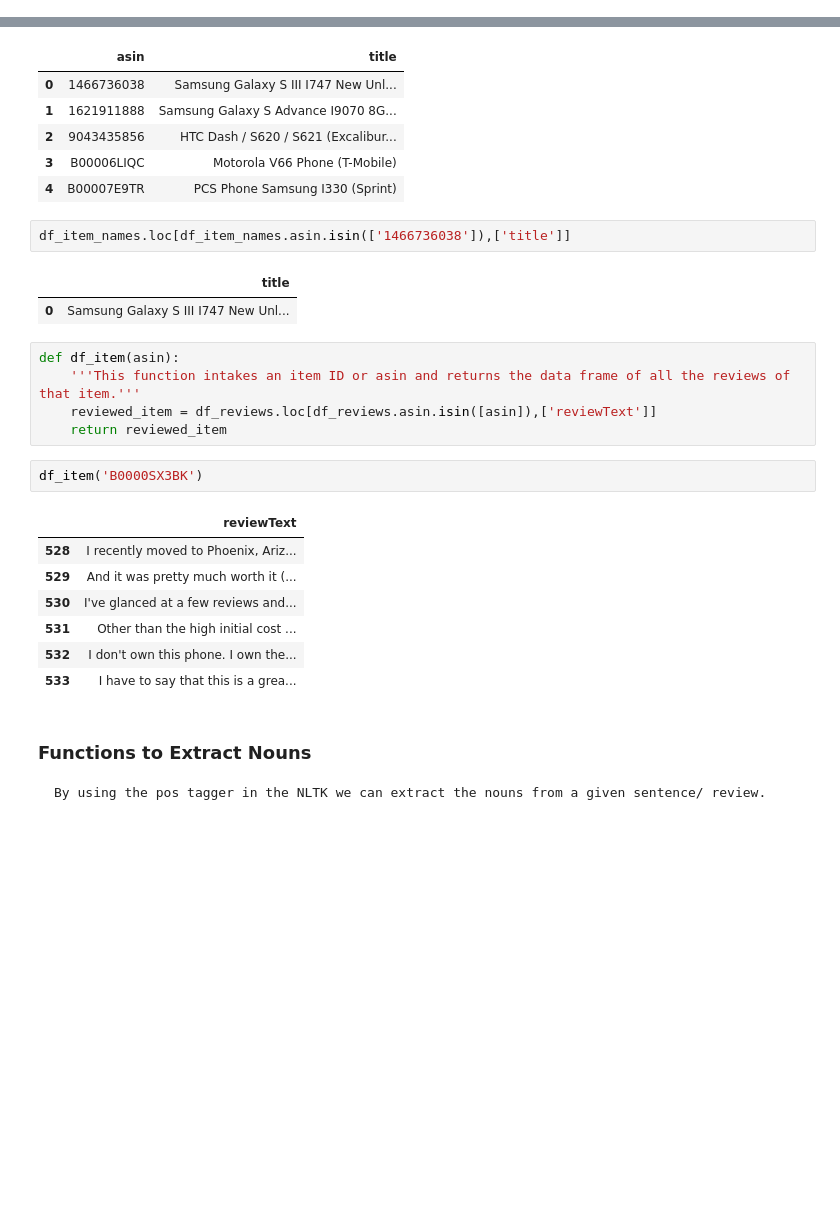
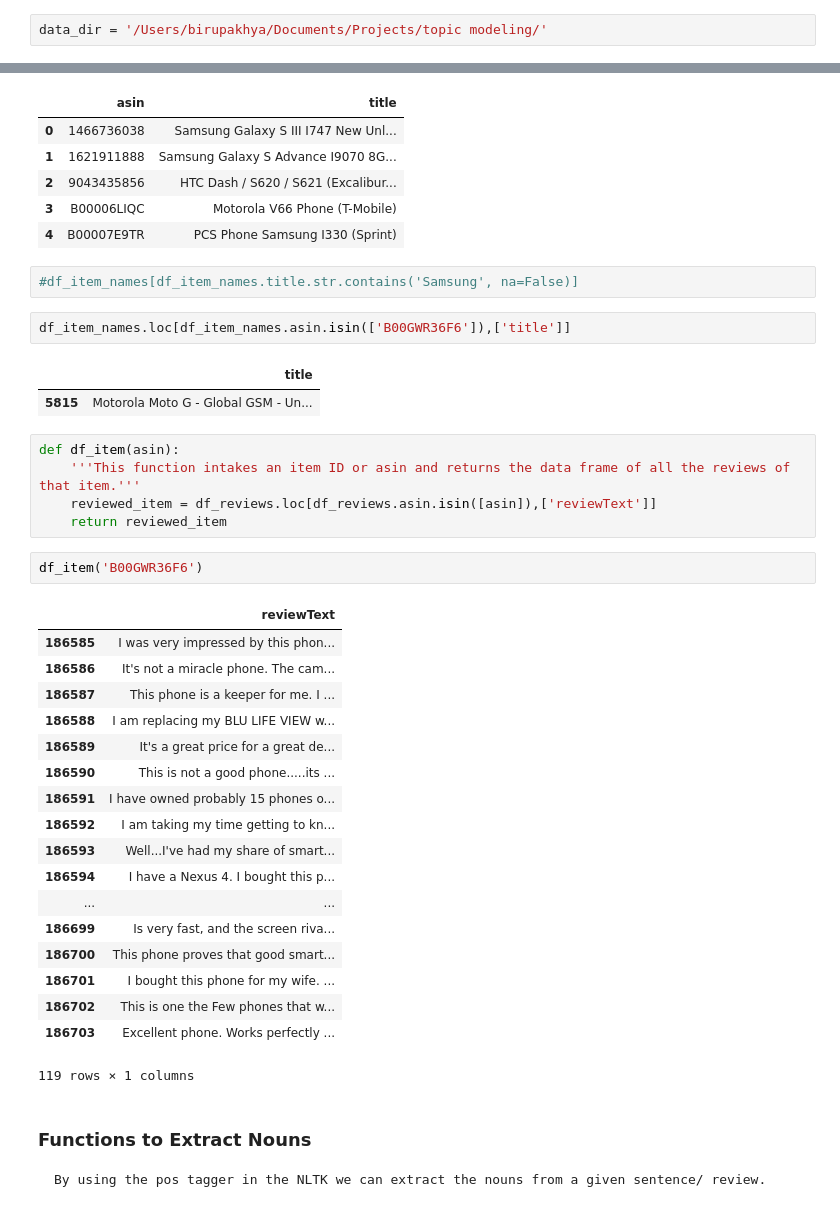
Before and after one commit to birupakhya/Topic-Modeling-of-Amazon-Reviews, a Jupyter notebook: The First Solution.ipynb, the cells around one changed output, grey strips where cells are left out. Cells and saved outputs as stored; diff of their text form; blank space fills up the shorter version.

Commit message:
Used new asin that has more number of reviews to build models

```diff
--- a/The First Solution.ipynb
+++ b/The First Solution.ipynb
@@ -9,3 +7,5 @@ data_dir = 'C:/Users/100048966/Documents/Citizen Data Science_C4/Code/Topic Mode
+# %%
+data_dir = '/Users/birupakhya/Documents/Projects/topic modeling/'
 # %%
 import json
 import os
@@ -74,26 +97,39 @@ df_item_names.head()
 | 2 | 9043435856 | HTC Dash / S620 / S621 (Excalibur... |
 | 3 | B00006LIQC | Motorola V66 Phone (T-Mobile) |
 | 4 | B00007E9TR | PCS Phone Samsung I330 (Sprint) |
+# %%
+#df_item_names[df_item_names.title.str.contains('Samsung', na=False)]
 # %%
-df_item_names.loc[df_item_names.asin.isin(['1466736038']),['title']]
+df_item_names.loc[df_item_names.asin.isin(['B00GWR36F6']),['title']]
 # %% [output]
 |  | title |
-| 0 | Samsung Galaxy S III I747 New Unl... |
+| 5815 | Motorola Moto G - Global GSM - Un... |
 # %%
 def df_item(asin):
     '''This function intakes an item ID or asin and returns the data frame of all the reviews of that item.'''
     reviewed_item = df_reviews.loc[df_reviews.asin.isin([asin]),['reviewText']]
     return reviewed_item
 # %%
-df_item('B0000SX3BK')
+df_item('B00GWR36F6')
 # %% [output]
 |  | reviewText |
-| 528 | I recently moved to Phoenix, Ariz... |
-| 529 | And it was pretty much worth it (... |
-| 530 | I've glanced at a few reviews and... |
-| 531 | Other than the high initial cost ... |
-| 532 | I don't own this phone. I own the... |
-| 533 | I have to say that this is a grea... |
+| 186585 | I was very impressed by this phon... |
+| 186586 | It's not a miracle phone. The cam... |
+| 186587 | This phone is a keeper for me. I ... |
+| 186588 | I am replacing my BLU LIFE VIEW w... |
+| 186589 | It's a great price for a great de... |
+| 186590 | This is not a good phone.....its ... |
+| 186591 | I have owned probably 15 phones o... |
+| 186592 | I am taking my time getting to kn... |
+| 186593 | Well...I've had my share of smart... |
+| 186594 | I have a Nexus 4. I bought this p... |
+| ... | ... |
+| 186699 | Is very fast, and the screen riva... |
+| 186700 | This phone proves that good smart... |
+| 186701 | I bought this phone for my wife. ... |
+| 186702 | This is one the Few phones that w... |
+| 186703 | Excellent phone. Works perfectly ... |
+119 rows × 1 columns
 # %% [markdown]
 ### Functions to Extract Nouns
     By using the pos tagger in the NLTK we can extract the nouns from a given sentence/ review.
```
Also changed, not shown: parts of 13 cells of this notebook.
